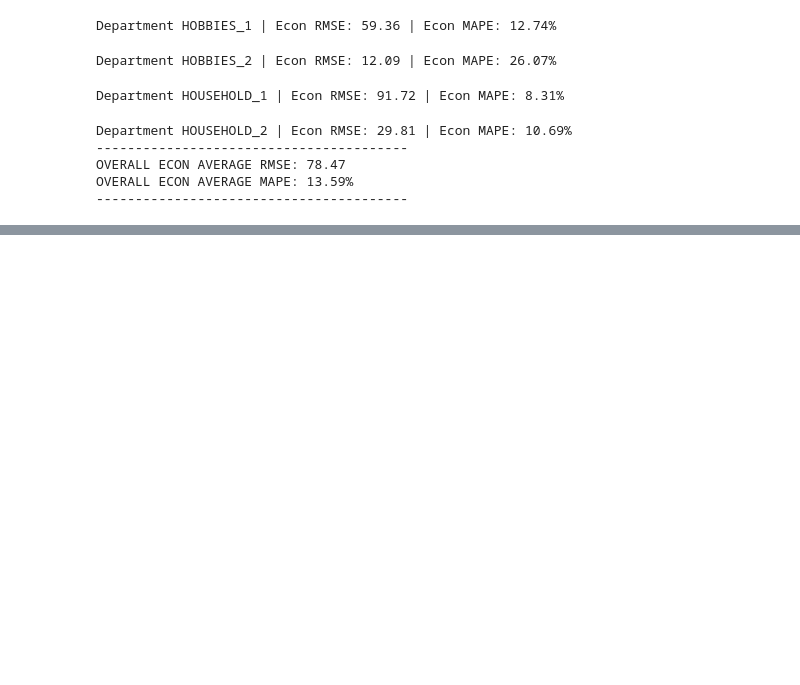
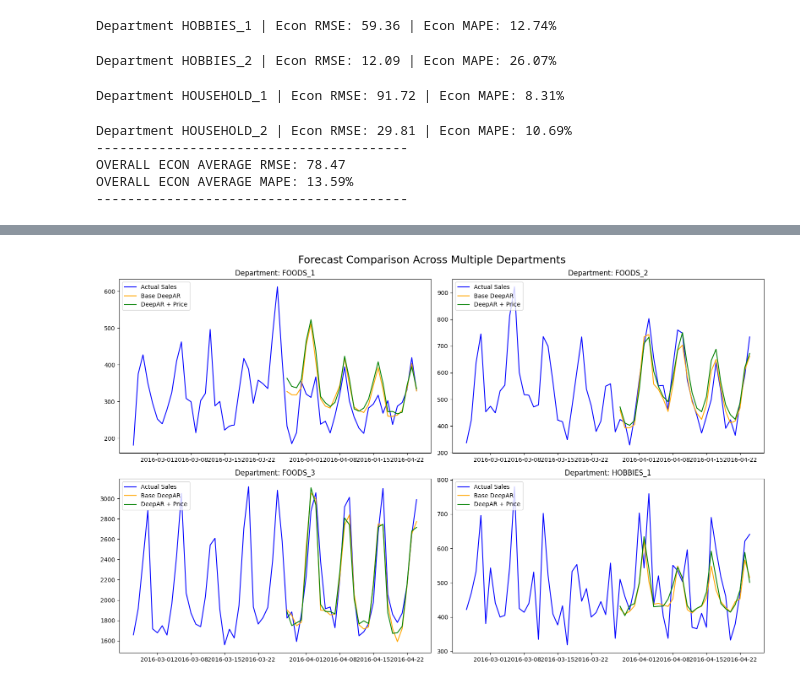
Before and after one commit to connie4-beep/Walmart-Sales-Forecasting-DeepAR, a Jupyter notebook: walmart_forcasting_model.ipynb, the cells around one changed output, grey strips where cells are left out. Drawn from its saved outputs; the diff is of its cells as text; code cells hidden in the pictures; blank space fills up the shorter version.

```diff
--- a/walmart_forcasting_model.ipynb
+++ b/walmart_forcasting_model.ipynb
@@ -815,0 +864,34 @@ Generating plot for FOODS_1...
+# %%
+import matplotlib.pyplot as plt
+
+# Pick any 4 departments you want to show off
+target_depts = ['FOODS_1', 'FOODS_2', 'FOODS_3', 'HOBBIES_1']
+
+fig, axes = plt.subplots(2, 2, figsize=(16, 10))
+fig.suptitle('Forecast Comparison Across Multiple Departments', fontsize=18)
+
+for idx, dept in enumerate(target_depts):
+    row = idx // 2
+    col = idx % 2
+    ax = axes[row, col]
+
+    # Get predictions
+    fcst_it_base, ts_it_base = make_evaluation_predictions(dataset=test_datasets[dept], predictor=trained_predictors[dept], num_samples=100)
+    fcst_it_econ, ts_it_econ = make_evaluation_predictions(dataset=test_econ_datasets[dept], predictor=trained_econ_predictors[dept], num_samples=100)
+
+    ts = list(ts_it_base)[0]
+    fcst_base = list(fcst_it_base)[0]
+    fcst_econ = list(fcst_it_econ)[0]
+
+    ax.plot(ts.index[-60:].to_timestamp(), ts.iloc[-60:, 0], color='blue', label="Actual Sales")
+    ax.plot(fcst_base.index.to_timestamp(), fcst_base.quantile(0.5), color='orange', label="Base DeepAR")
+    ax.plot(fcst_econ.index.to_timestamp(), fcst_econ.quantile(0.5), color='green', label="DeepAR + Price")
+
+    ax.set_title(f"Department: {dept}")
+    ax.legend(loc="upper left")
+
+plt.tight_layout()
+plt.savefig("4_department_grid_forecast.png")
+plt.show()
+# %% [output]
+[figure, added]
```
Also changed, not shown: parts of 12 cells of this notebook, 9 other files.
